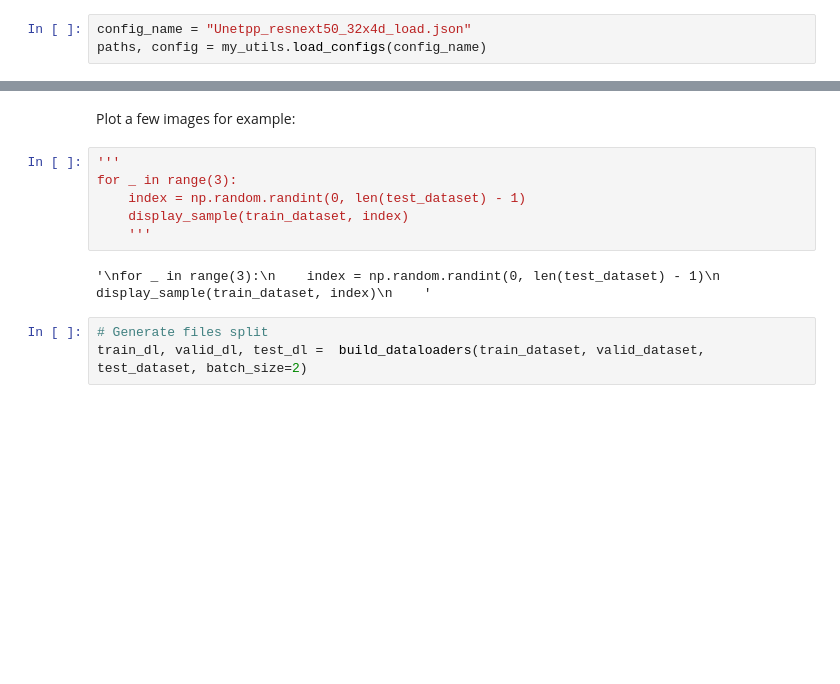
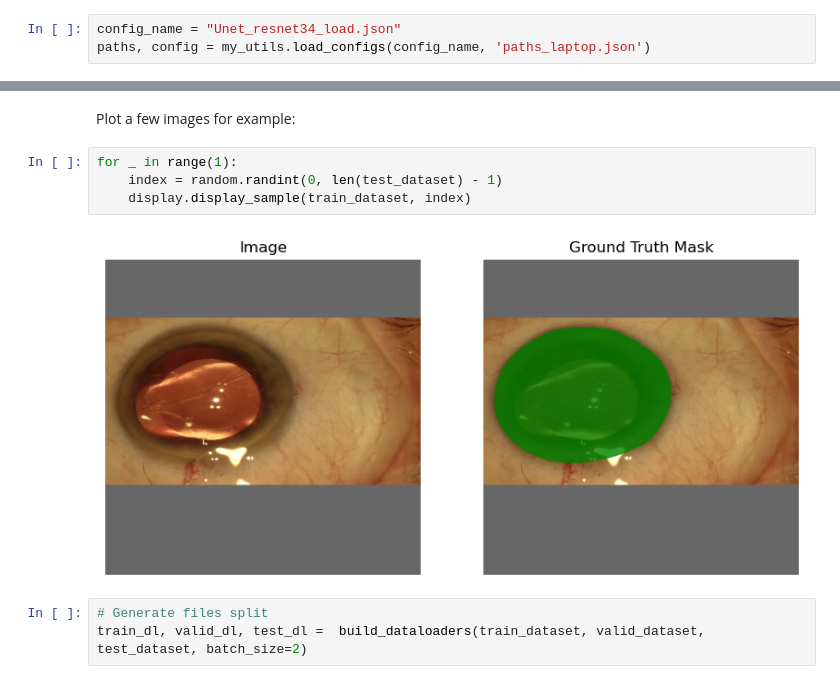
Before and after one commit to Jonathm126/CataractIrisSegmentation_SMP, a Jupyter notebook: train_model.ipynb, the cells around one changed output, grey strips where cells are left out. Saved outputs shown, nothing was run; the diff lists cells and outputs as text; blank space fills up the shorter version.

```diff
--- a/train_model.ipynb
+++ b/train_model.ipynb
@@ -29,5 +31,5 @@ Load Configuration:
 # %%
-config_name = "Unetpp_resnext50_32x4d_load.json"
-paths, config = my_utils.load_configs(config_name)
+config_name = "Unet_resnet34_load.json"
+paths, config = my_utils.load_configs(config_name, 'paths_laptop.json')
 # %% [output]
 {
@@ -83,13 +85,11 @@ test_dataset.dataset.transform = data_transforms['test']
 # %% [markdown]
 Plot a few images for example:
 # %%
-'''
-for _ in range(3):
-    index = np.random.randint(0, len(test_dataset) - 1)
-    display_sample(train_dataset, index)
-    '''
+for _ in range(1):
+    index = random.randint(0, len(test_dataset) - 1)
+    display.display_sample(train_dataset, index)
 # %% [output]
-'\nfor _ in range(3):\n    index = np.random.randint(0, len(test_dataset) - 1)\n    display_sample(train_dataset, index)\n    '
+[figure, added]
 # %%
 # Generate files split
 train_dl, valid_dl, test_dl =  build_dataloaders(train_dataset, valid_dataset, test_dataset, batch_size=2)
```
Also changed, not shown: parts of 18 cells of this notebook, 11 other files.
